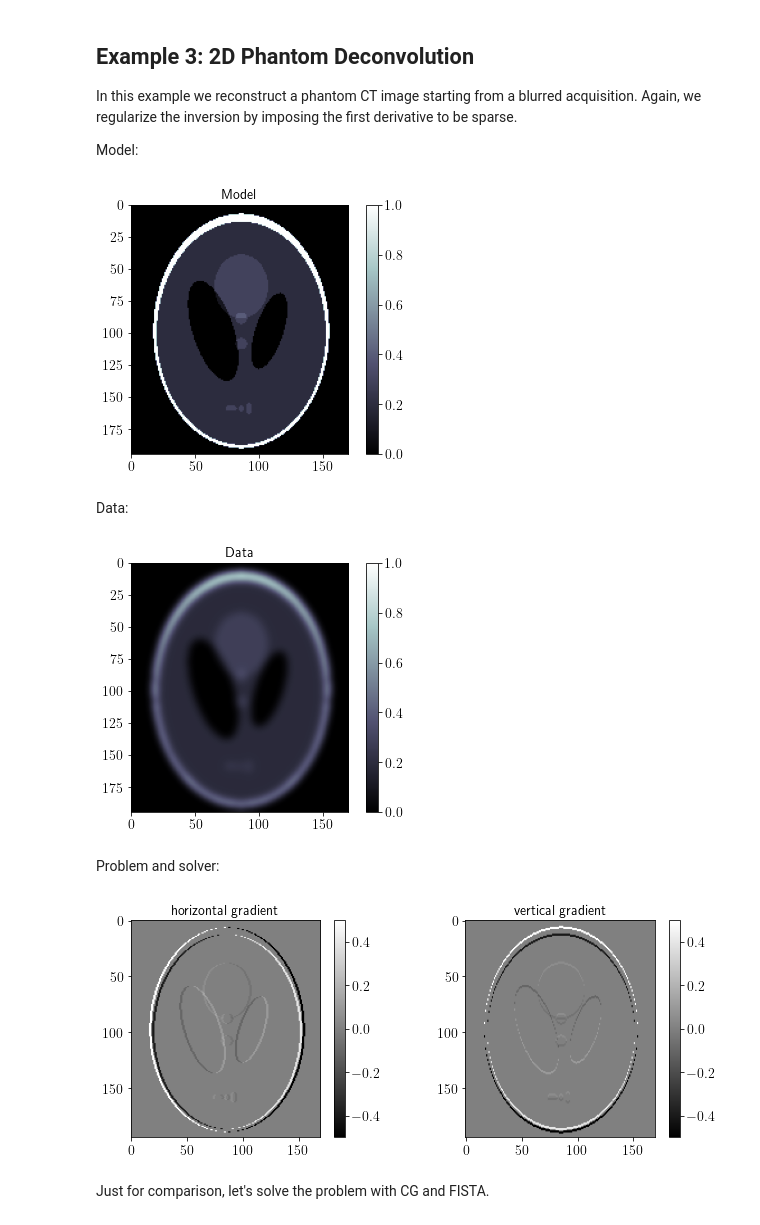
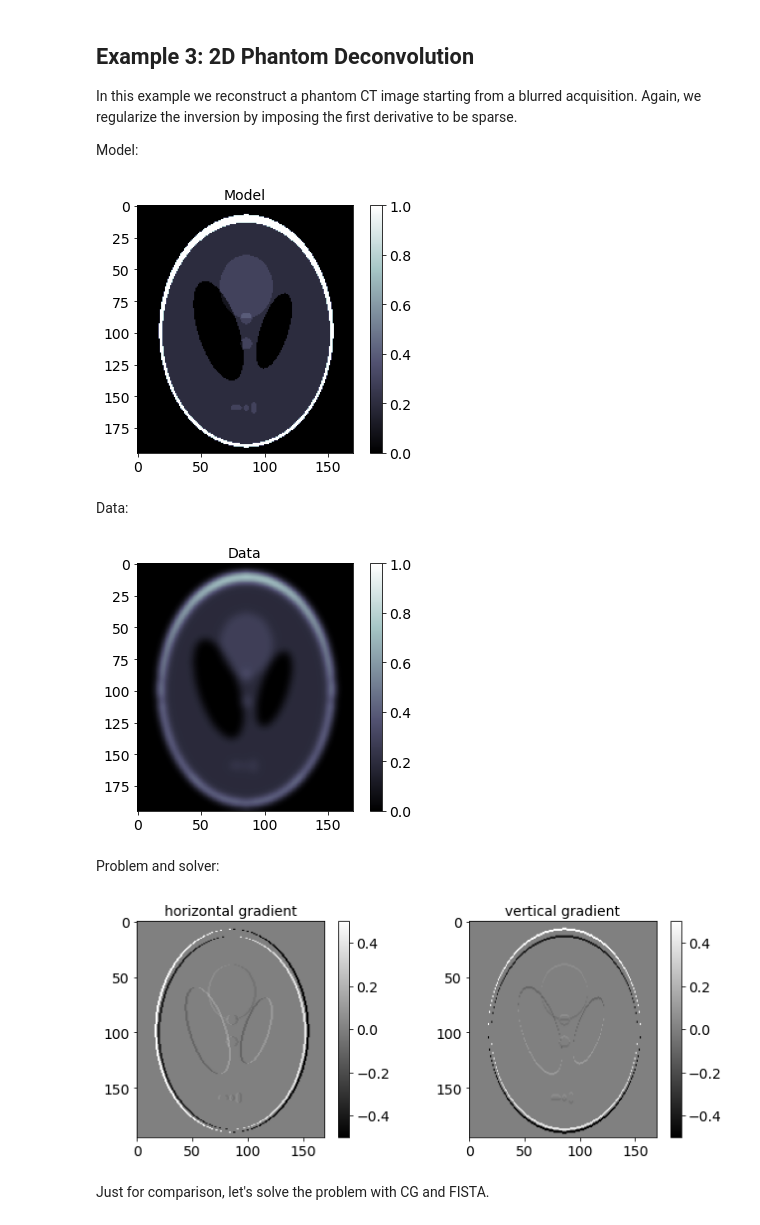
Before and after one commit to fpicetti/occamypy, a Jupyter notebook: tutorials/SplitBregman Examples.ipynb, the cells around one changed output. Drawn from its saved outputs; the diff is of its cells as text; code cells hidden in the pictures.

```diff
--- a/tutorials/SplitBregman Examples.ipynb
+++ b/tutorials/SplitBregman Examples.ipynb
@@ -37,7 +37,7 @@ params = {
     'legend.fontsize': 14,
     'xtick.labelsize': 14,
     'ytick.labelsize': 14,
-    'text.usetex':True
+    'text.usetex':False
 }
 matplotlib.rcParams.update(params)
 # %% [output]
@@ -533,17 +533,17 @@ Again, we regularize the inversion by imposing the first derivative to be sparse
 
 Model:
 # %%
-x = occamypy.VectorIC(np.load('./data/shepp_logan_phantom.npy', allow_pickle=True).astype(np.float32)).scale(1 / 255.)
+x = occamypy.VectorNumpy(np.load('./data/shepp_logan_phantom.npy', allow_pickle=True).astype(np.float32)).scale(1 / 255.)
 
 plt.figure(figsize=(5, 4))
 plt.imshow(x.getNdArray(), cmap='bone', vmin=x.min(), vmax=x.max()), plt.colorbar()
 plt.tight_layout(pad=.5)
 
 plt.title('Model')
 #plt.savefig("phantom_model.pdf")
 plt.show()
 # %% [output]
-[figure, old version]
+[figure, new version]
 # %% [markdown]
 Data:
 # %%
@@ -558,7 +558,7 @@ plt.title('Data')
 #plt.savefig("phantom_data.pdf")
 plt.show()
 # %% [output]
-[figure, old version]
+[figure, new version]
 # %% [markdown]
 Problem and solver:
 # %%
@@ -572,7 +572,7 @@ plt.subplot(122), plt.title('vertical gradient')
 plt.imshow(Dx.vecs[0].getNdArray(), cmap='gray'), plt.colorbar()
 plt.show()
 # %% [output]
-[figure, old version]
+[figure, new version]
 # %% [markdown]
 Just for comparison, let's solve the problem with CG and FISTA.
 # %%
```
Also changed, not shown: parts of 22 cells of this notebook, 37 other files.
